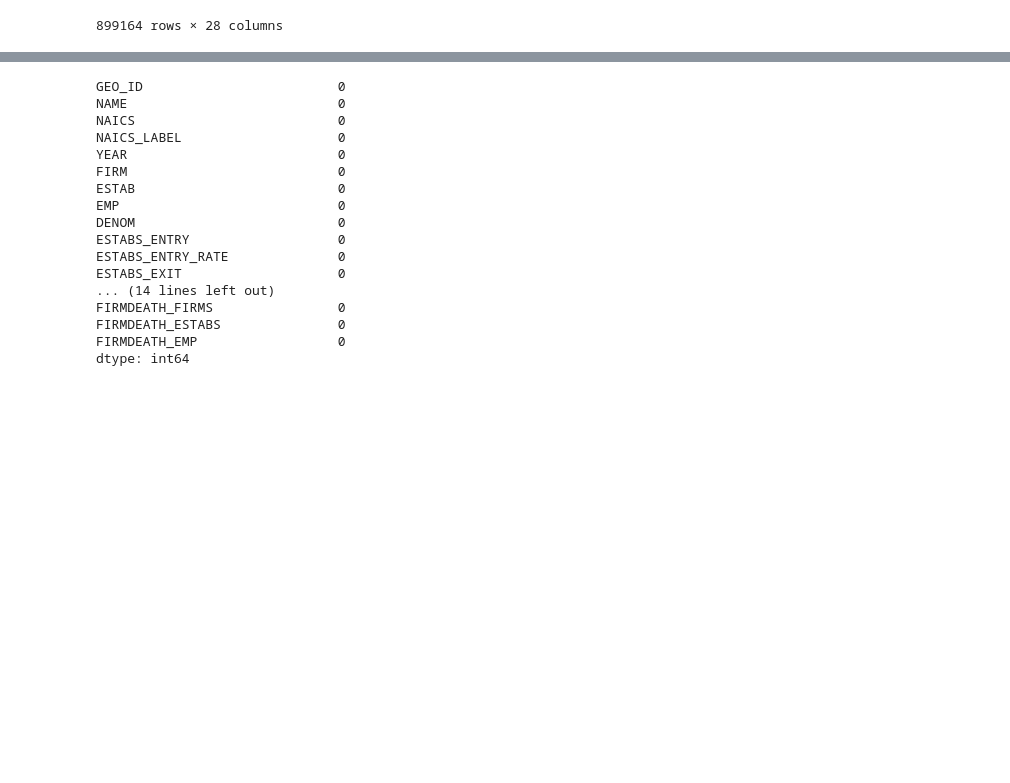
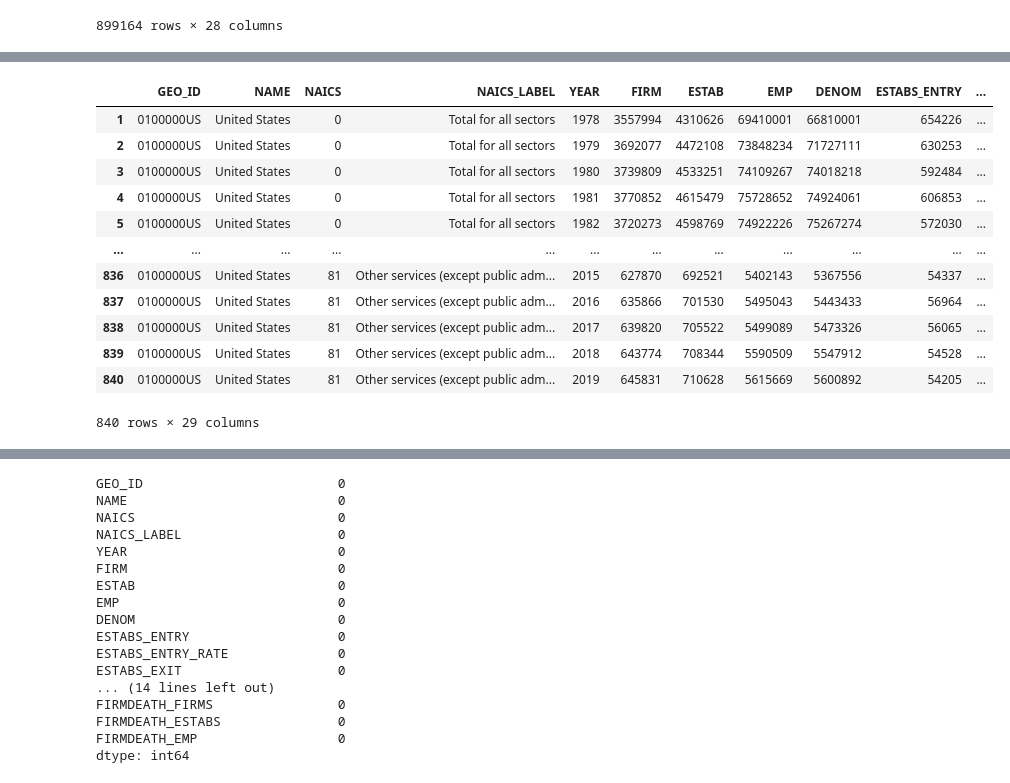
Before and after one commit to CIV2T1PEY/CIV1498-Group-Project, a Jupyter notebook: Python_Prashan_Notebook.ipynb, the cells around one changed output, grey strips where cells are left out. Saved outputs shown, nothing was run; the diff lists cells and outputs as text; code cells hidden in the pictures; blank space fills up the shorter version.

```diff
--- a/Python_Prashan_Notebook.ipynb
+++ b/Python_Prashan_Notebook.ipynb
@@ -61,6 +61,22 @@ DF_SBA_Loan.drop(DF_SBA_Loan[DF_SBA_Loan['NewExist'] == 0].index, inplace=True)
 # %%
 NAICS_BDS = pd.read_csv('NAICS_BDS_timeseries_data.csv', low_memory=False)
 NAICS_BDS = NAICS_BDS.drop([0])
+# %%
+NAICS_BDS
+# %% [output]
+|  | GEO_ID | NAME | NAICS | NAICS_LABEL | YEAR | FIRM | ESTAB | EMP | DENOM | ESTABS_ENTRY | ... |
+| 1 | 0100000US | United States | 0 | Total for all sectors | 1978 | 3557994 | 4310626 | 69410001 | 66810001 | 654226 | ... |
+| 2 | 0100000US | United States | 0 | Total for all sectors | 1979 | 3692077 | 4472108 | 73848234 | 71727111 | 630253 | ... |
+| 3 | 0100000US | United States | 0 | Total for all sectors | 1980 | 3739809 | 4533251 | 74109267 | 74018218 | 592484 | ... |
+| 4 | 0100000US | United States | 0 | Total for all sectors | 1981 | 3770852 | 4615479 | 75728652 | 74924061 | 606853 | ... |
+| 5 | 0100000US | United States | 0 | Total for all sectors | 1982 | 3720273 | 4598769 | 74922226 | 75267274 | 572030 | ... |
+| ... | ... | ... | ... | ... | ... | ... | ... | ... | ... | ... | ... |
+| 836 | 0100000US | United States | 81 | Other services (except public adm... | 2015 | 627870 | 692521 | 5402143 | 5367556 | 54337 | ... |
+| 837 | 0100000US | United States | 81 | Other services (except public adm... | 2016 | 635866 | 701530 | 5495043 | 5443433 | 56964 | ... |
+| 838 | 0100000US | United States | 81 | Other services (except public adm... | 2017 | 639820 | 705522 | 5499089 | 5473326 | 56065 | ... |
+| 839 | 0100000US | United States | 81 | Other services (except public adm... | 2018 | 643774 | 708344 | 5590509 | 5547912 | 54528 | ... |
+| 840 | 0100000US | United States | 81 | Other services (except public adm... | 2019 | 645831 | 710628 | 5615669 | 5600892 | 54205 | ... |
+840 rows × 29 columns
 # %%
 NAICS_BDS.head()
 # %% [output]
```
Also changed, not shown: parts of 16 cells of this notebook.
